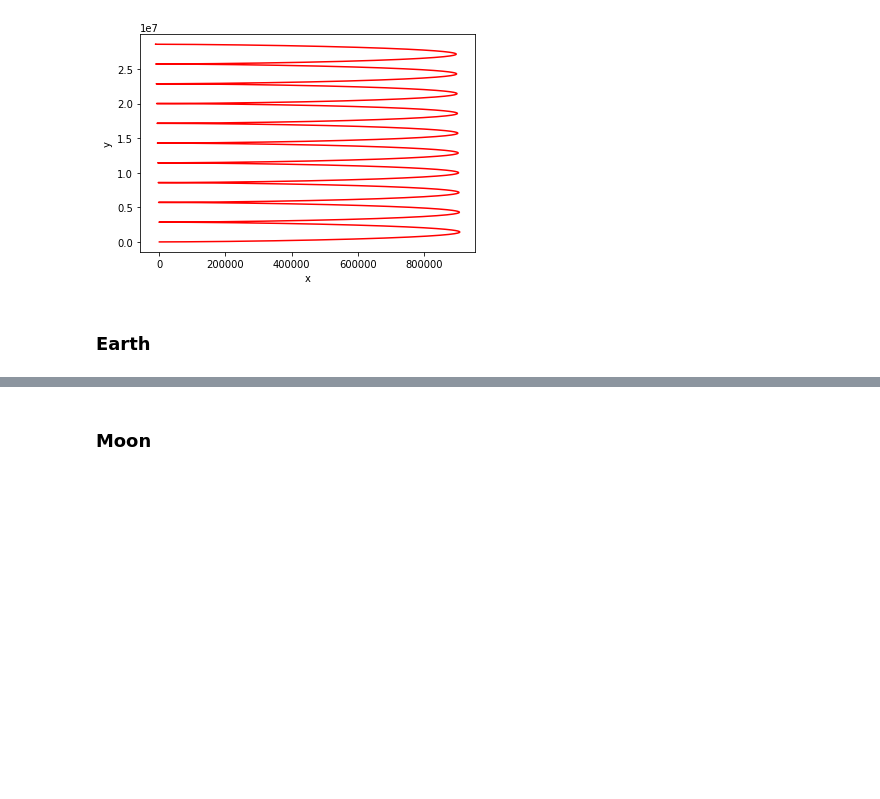
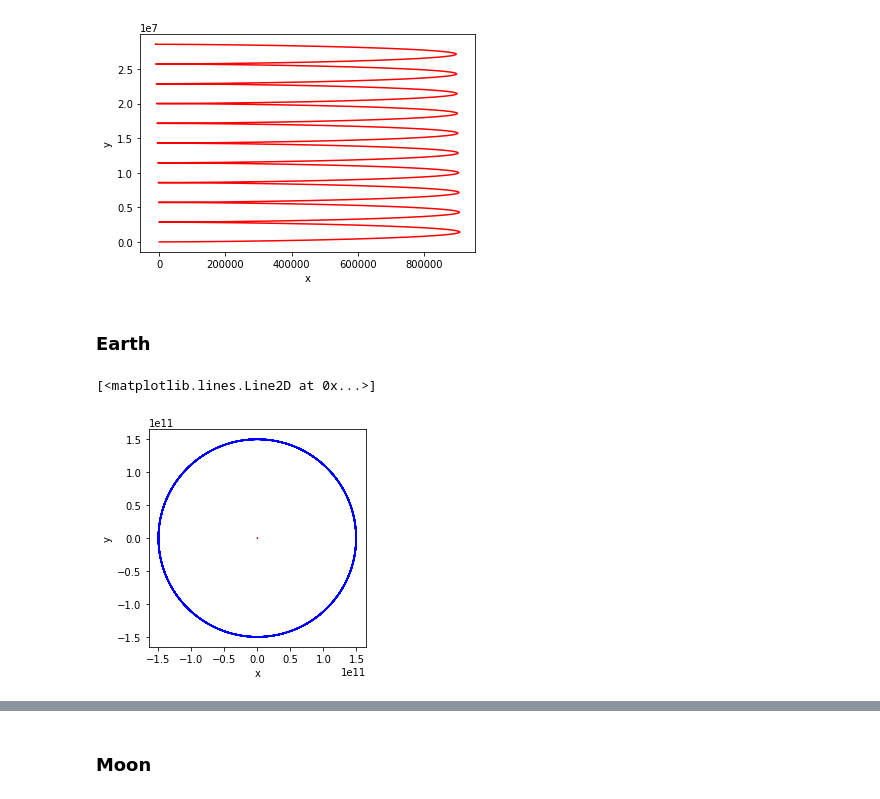
Before and after one commit to Xavier-ML/Computational-Physics-with-Python, a Jupyter notebook: 07d_Mutidimensional_3_body_template.ipynb, the cells around one changed output, grey strips where cells are left out. Drawn from its saved outputs; the diff is of its cells as text; code cells hidden in the pictures; blank space fills up the shorter version.

```diff
--- a/07d_Mutidimensional_3_body_template.ipynb
+++ b/07d_Mutidimensional_3_body_template.ipynb
@@ -133,3 +133,16 @@ plt.plot(solution.y[0], solution.y[1], "red")
 [figure]
 # %% [markdown]
 ### Earth
+# %%
+fig = plt.figure()
+ax = fig.add_subplot(1,1,1)
+ax.set_aspect(1)
+
+plt.xlabel("x")
+plt.ylabel("y")
+
+plt.plot(solution.y[0], solution.y[1], "red")
+plt.plot(solution.y[3], solution.y[4], "blue")
+# %% [output]
+[<matplotlib.lines.Line2D at 0x...>]
+[figure, added]
```
Also changed, not shown: parts of 4 cells of this notebook.
